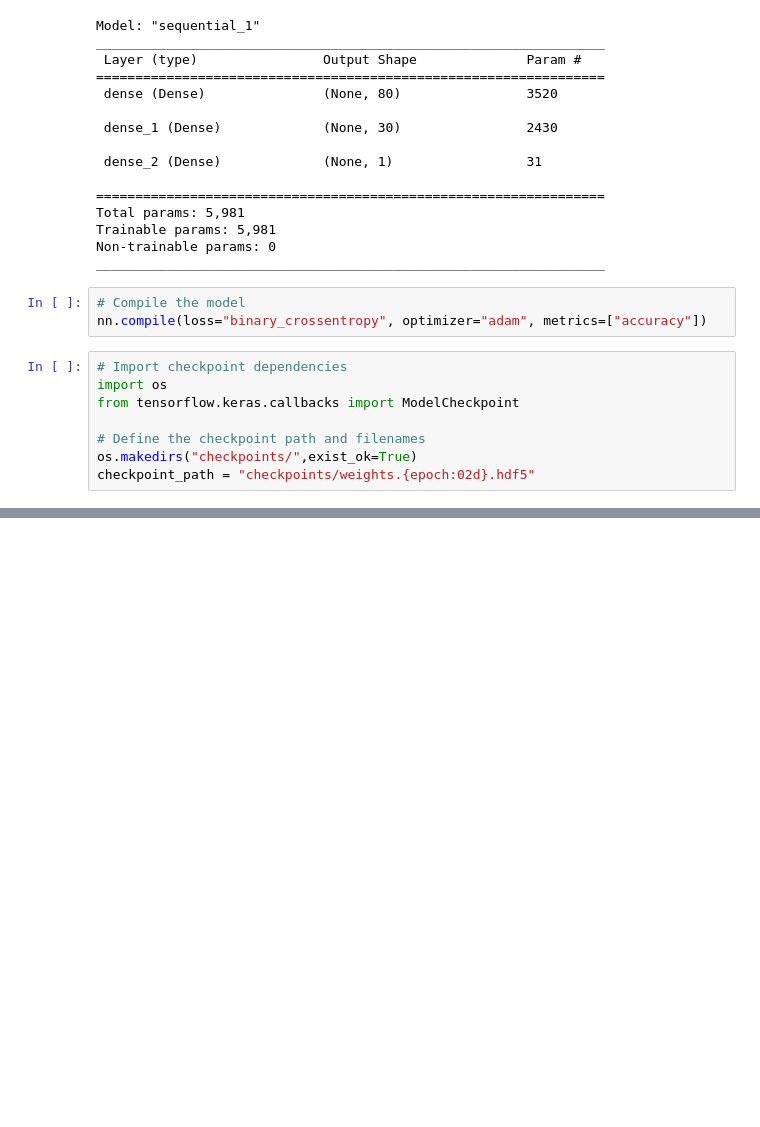
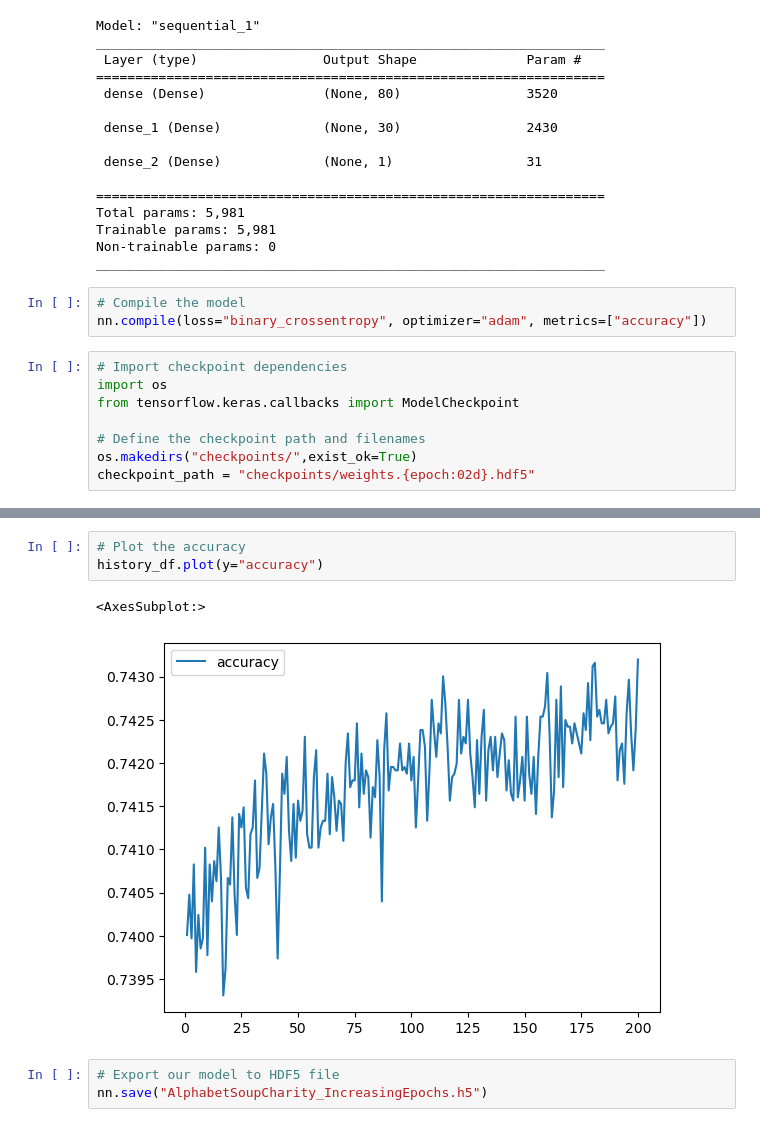
Before and after one commit to RexBas90/Neural_Network_Charity_Analysis, a Jupyter notebook: AlphabetSoupCharity.ipynb, the cells around one changed output, grey strips where cells are left out. Cells and saved outputs as stored; diff of their text form; blank space fills up the shorter version.

```diff
--- a/AlphabetSoupCharity.ipynb
+++ b/AlphabetSoupCharity.ipynb
@@ -291,0 +363,9 @@ Loss: 0.5879523158073425, Accuracy: 0.7238484025001526
+# %%
+# Plot the accuracy
+history_df.plot(y="accuracy")
+# %% [output]
+<AxesSubplot:>
+[figure, added]
+# %%
+# Export our model to HDF5 file
+nn.save("AlphabetSoupCharity_IncreasingEpochs.h5")
```
Also changed, not shown: parts of 11 cells of this notebook, 59 other files.
